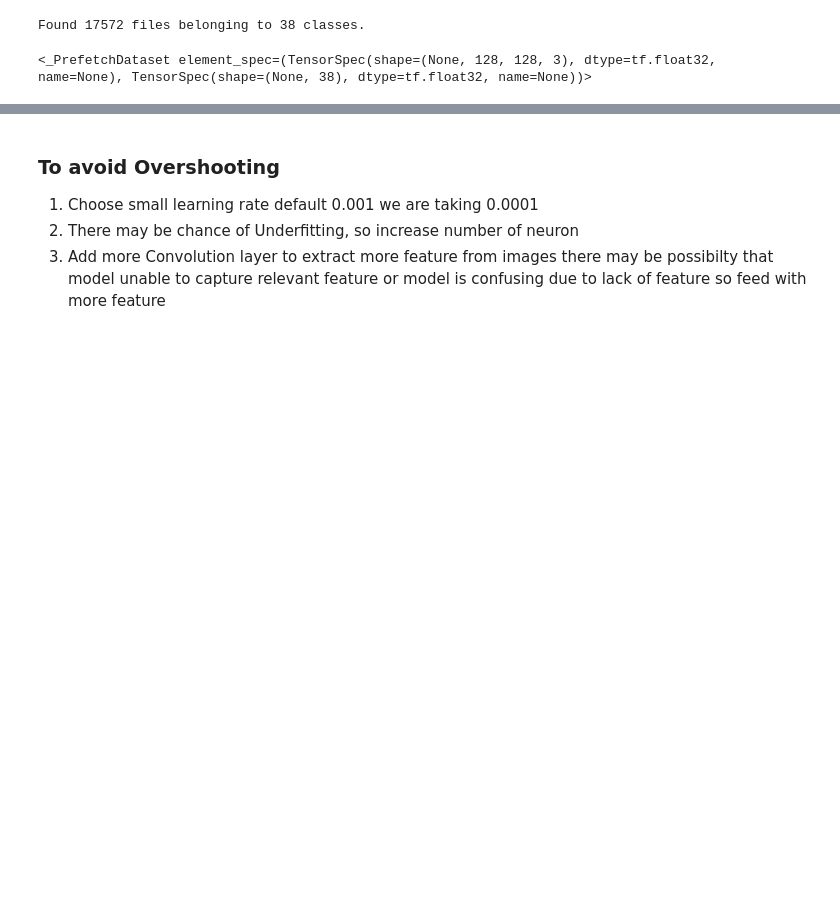
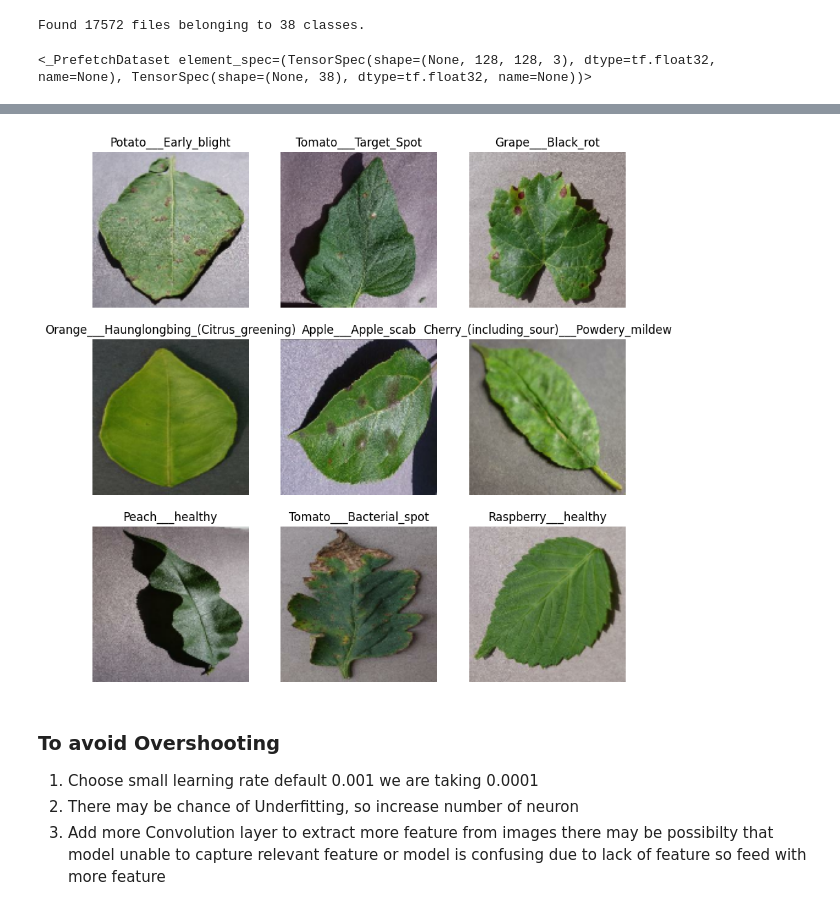
Before and after one commit to tedd12t/Plant-disease-detection-recovery-system, a Jupyter notebook: notebooks/Train_plant_disease.ipynb, the cells around one changed output, grey strips where cells are left out. Cells and saved outputs as stored; diff of their text form; code cells hidden in the pictures; blank space fills up the shorter version.

```diff
--- a/notebooks/Train_plant_disease.ipynb
+++ b/notebooks/Train_plant_disease.ipynb
@@ -86,3 +121,17 @@ tf.Tensor(
+# %%
+plt.figure(figsize=(10, 10))
+for images, labels in training_set.take(1):
+    for i in range(9):
+        ax = plt.subplot(3, 3, i + 1)
+        plt.imshow(images[i].numpy().astype("uint8"))
+
+        # USE np.argmax here to get the correct index
+        result_index = np.argmax(labels[i])
+        plt.title(training_set.class_names[result_index])
+
+        plt.axis("off")
+# %% [output]
+[figure, added]
 # %% [markdown]
 ### To avoid Overshooting
 1. Choose small learning rate default 0.001 we are taking 0.0001
```
Also changed, not shown: parts of 25 cells of this notebook.
